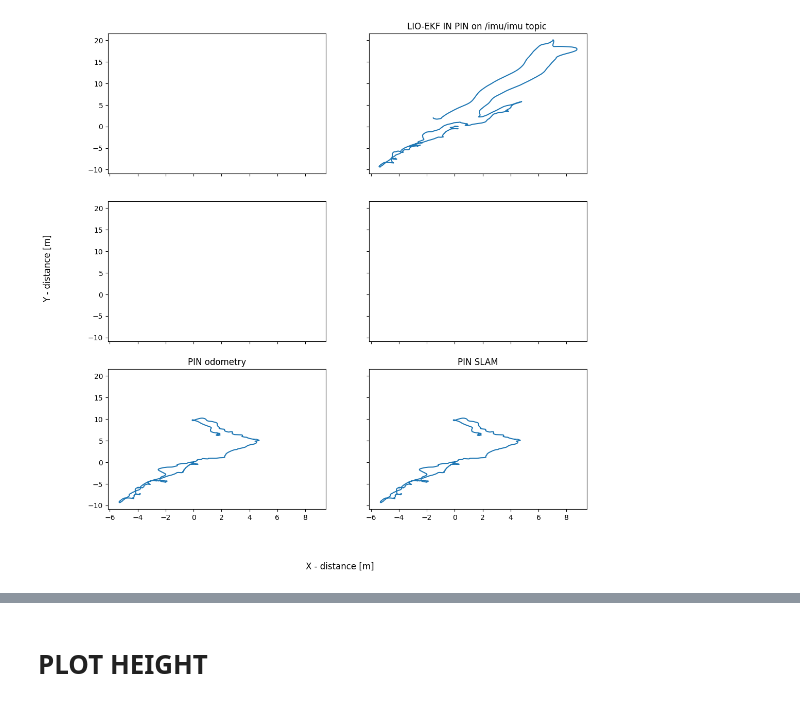
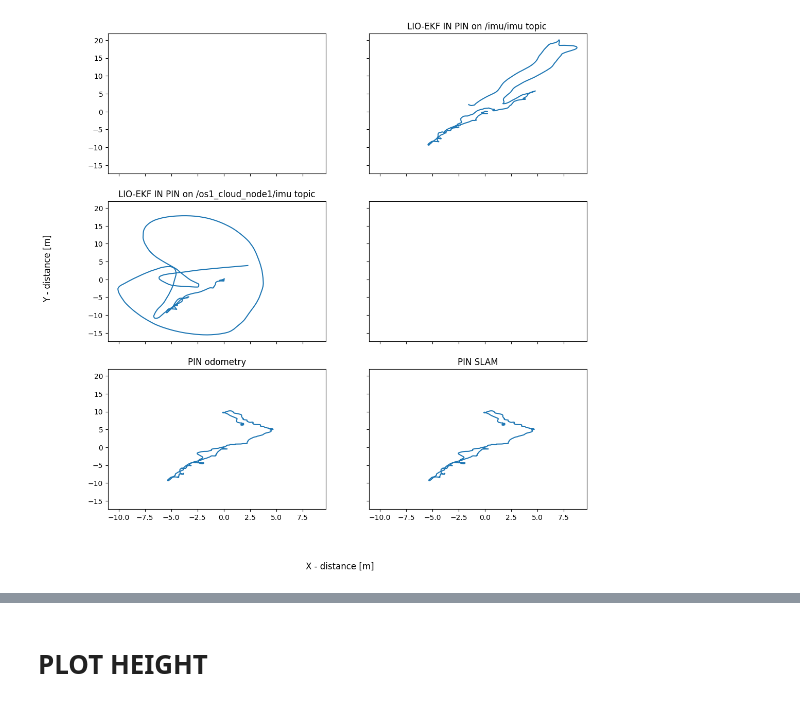
Before and after one commit to ohmohmpr/PINI, a Jupyter notebook: ohm/plot_path/NTU_VIRAL/tnp/path_NTU_VIRAL_tnp_02.ipynb, the cells around one changed output, grey strips where cells are left out. Saved outputs shown, nothing was run; the diff lists cells and outputs as text; code cells hidden in the pictures.

```diff
--- a/ohm/plot_path/NTU_VIRAL/tnp/path_NTU_VIRAL_tnp_02.ipynb
+++ b/ohm/plot_path/NTU_VIRAL/tnp/path_NTU_VIRAL_tnp_02.ipynb
@@ -6,7 +6,9 @@ idx = 2500
 
 # LIOEKF_handsfree_imu = np.loadtxt('../../dataset/rosbag/newer_college/64beam/01_short/00/lio_ekf_01.txt', usecols=(1,2,3), unpack=True)
 LIOEKF_IN_PIN_imu_imu = np.loadtxt('../../../dataset/rosbag/ntu_viral/tnp_02/pin_lio_ekf_odo.txt', usecols=(1,2,3), skiprows=64, unpack=True)[:, :idx]
-# LIOEKF_IN_PIN_camera_imu = np.loadtxt('../dataset/rosbag/m2dgr/street_03/handsfree_imu/pin_lio_ekf_odo_camera.txt', usecols=(1,2,3), skiprows=63, unpack=True)
+LIOEKF_IN_PIN_os1_cloud_node1_imu = np.loadtxt(
+    '../../../dataset/rosbag/ntu_viral/tnp_02/pin_lio_ekf_os1_cloud_node1_imu.txt',
+    usecols=(1,2,3), skiprows=64, unpack=True)[:, :2000]
 # LIOEKF_IN_PIN_dvs_imu = np.loadtxt('../dataset/rosbag/m2dgr/street_03/handsfree_imu/pin_lio_ekf_odo_dvs.txt', usecols=(1,2,3), skiprows=63, unpack=True)
 pin_odom = np.loadtxt('../../../dataset/rosbag/ntu_viral/tnp_02/odom_poses_kitti.txt', delimiter=' ', usecols=(3, 7, 11), unpack=True)[:, :idx]
 pin_slam = np.loadtxt('../../../dataset/rosbag/ntu_viral/tnp_02/slam_poses_kitti.txt', delimiter=' ', usecols=(3, 7, 11), unpack=True)[:, :idx]
@@ -16,29 +18,30 @@ trans = np.array([[ 1,  0,  0],
                   [ 0,  0, -1]])
 
 LIOEKF_IN_PIN_imu_imu = trans @ LIOEKF_IN_PIN_imu_imu
+LIOEKF_IN_PIN_os1_cloud_node1_imu = trans @ LIOEKF_IN_PIN_os1_cloud_node1_imu
 pin_odom = trans @ pin_odom
 pin_slam = trans @ pin_slam
 # %%
 figure, axis = plt.subplots(3, 2, sharex=True, sharey=True, figsize=(12, 12))
 
 # axis[0][0].plot(LIOEKF_handsfree_imu[0], LIOEKF_handsfree_imu[1])
 # axis[0][0].set_title("LIO-EKF on /handsfree/imu topic")
 axis[0][1].plot(LIOEKF_IN_PIN_imu_imu[0], LIOEKF_IN_PIN_imu_imu[1])
 axis[0][1].set_title("LIO-EKF IN PIN on /imu/imu topic ")
-# axis[1][0].plot(LIOEKF_IN_PIN_camera_imu[0], LIOEKF_IN_PIN_camera_imu[1])
-# axis[1][0].set_title("LIO-EKF IN PIN on /camera/imu topic")
+axis[1][0].plot(LIOEKF_IN_PIN_os1_cloud_node1_imu[0], LIOEKF_IN_PIN_os1_cloud_node1_imu[1])
+axis[1][0].set_title("LIO-EKF IN PIN on /os1_cloud_node1/imu topic")
 # axis[1][1].plot(LIOEKF_IN_PIN_dvs_imu[0], LIOEKF_IN_PIN_dvs_imu[1])
 # axis[1][1].set_title("LIO-EKF IN PIN on /dvs/imu topic")
 axis[2][0].plot(pin_odom[0], pin_odom[1])
 axis[2][0].set_title("PIN odometry")
 axis[2][1].plot(pin_slam[0], pin_slam[1])
 axis[2][1].set_title("PIN SLAM")
 
 figure.supxlabel('X - distance [m]')
 figure.supylabel('Y - distance [m]')
 plt.show()
 # %% [output]
-[figure, old version]
+[figure, new version]
 # %%
 # plt.plot(LIOEKF_handsfree_imu[0], LIOEKF_handsfree_imu[1], label='LIO-EKF on /handsfree/imu topic', color='b')
 plt.plot(LIOEKF_IN_PIN_imu_imu[0], LIOEKF_IN_PIN_imu_imu[1], label='LIO-EKF IN PIN on /imu/imu topic', color='g')
```
Also changed, not shown: parts of 3 cells of this notebook, 3 other files.
